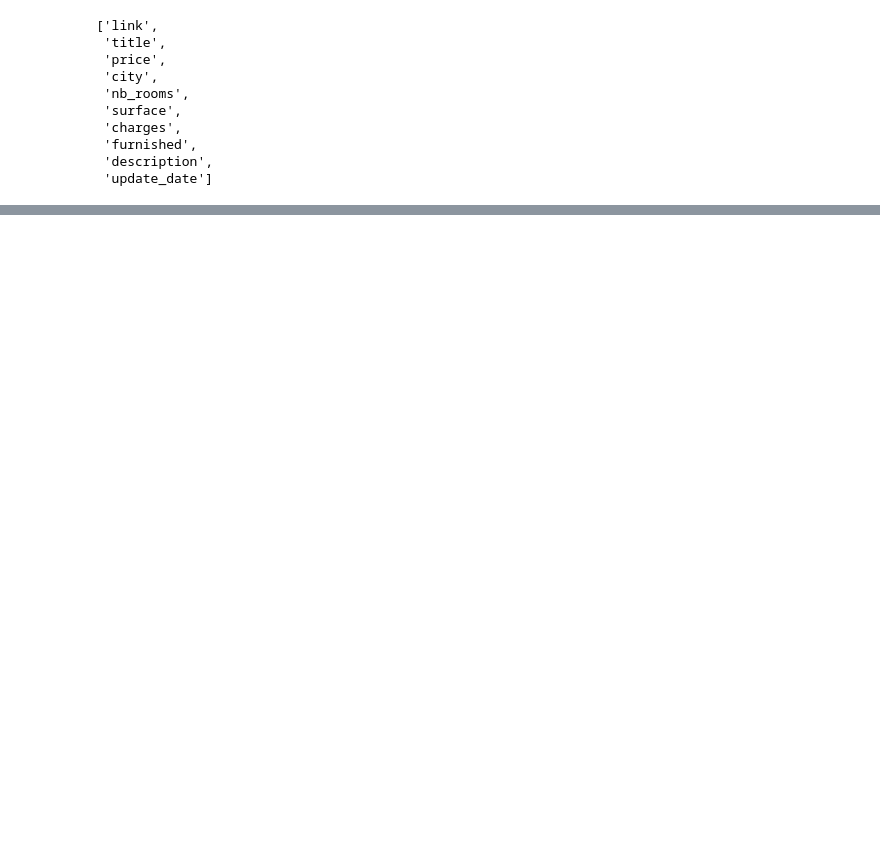
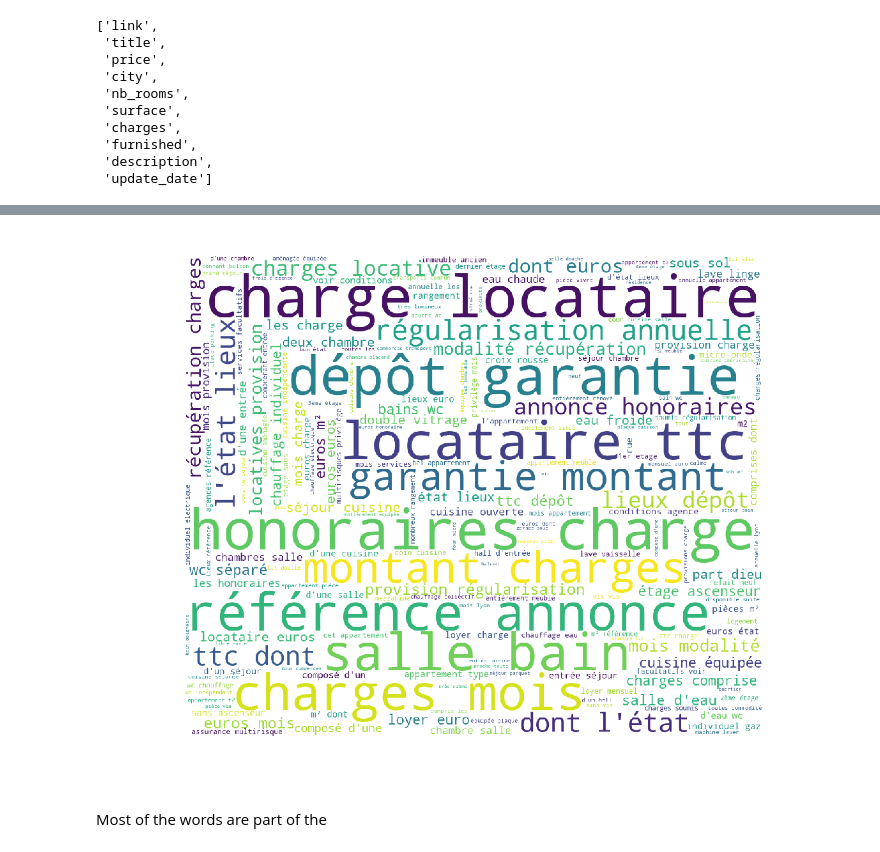
Before and after one commit to Rhesous/Scrapping_example_LBC, a Jupyter notebook: Rent quick analysis in Lyon.ipynb, the cells around one changed output, grey strips where cells are left out. Drawn from its saved outputs; the diff is of its cells as text; code cells hidden in the pictures; blank space fills up the shorter version.

```diff
--- a/Rent quick analysis in Lyon.ipynb
+++ b/Rent quick analysis in Lyon.ipynb
@@ -55,0 +195,19 @@ plt.show()
+# %%
+text_desc = ' '.join(df.description)
+text_desc = [word for word in nltk.word_tokenize(text_desc)
+             if word.lower() not in stopwords.words('french') and word not in string.punctuation]
+# %%
+wordcloud = WordCloud(stopwords=stopwords.words("french"),
+                          background_color='white',
+                          width=1200,
+                          height=1000,
+                         ).generate(' '.join(text_desc).lower())
+
+plt.figure(figsize=(6, 4),dpi = 250)
+plt.imshow(wordcloud)
+plt.axis('off')
+plt.show()
+# %% [output]
+[figure, added]
+# %% [markdown]
+Most of the words are part of the
```
Also changed, not shown: parts of 30 cells of this notebook, 3 other files.
